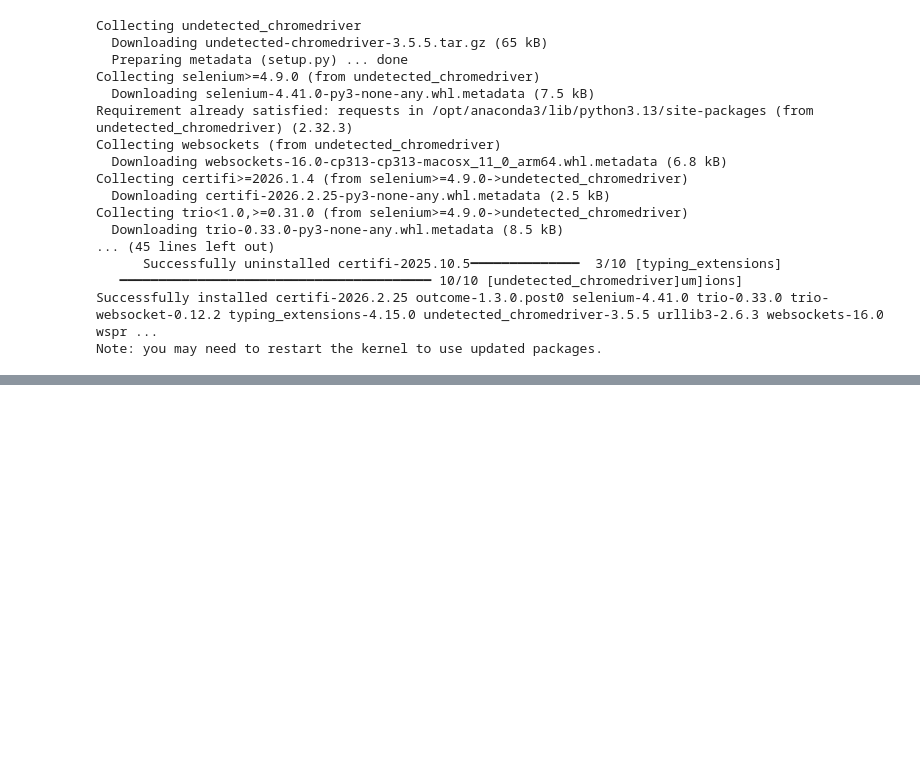
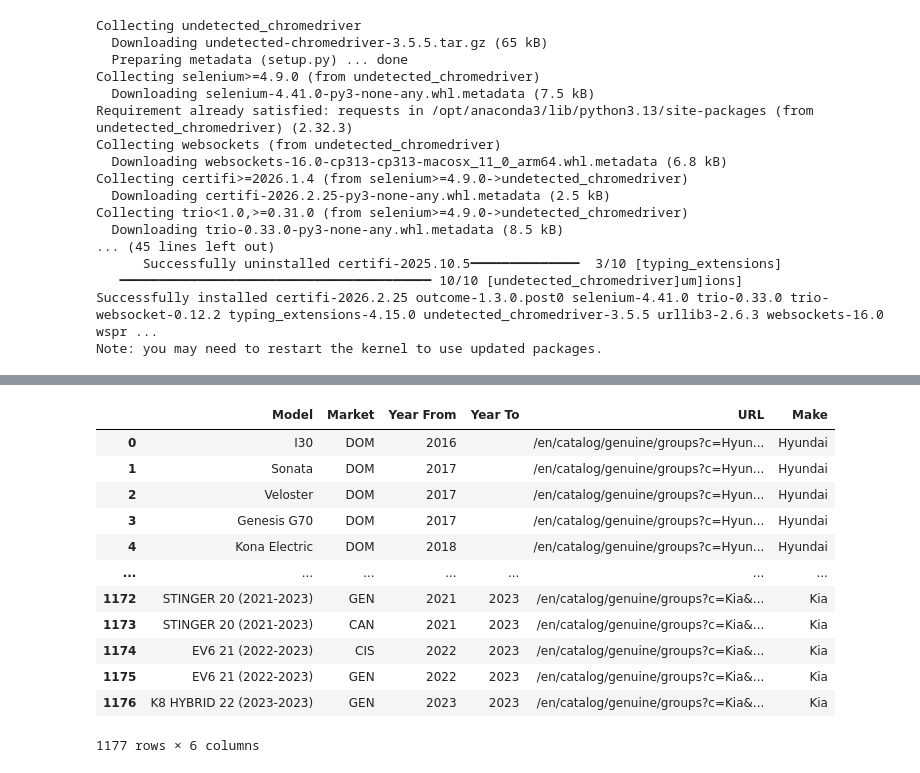
Before and after one commit to Flexmy/scrapping, a Jupyter notebook: Scrapping.ipynb, the cells around one changed output, grey strips where cells are left out. Drawn from its saved outputs; the diff is of its cells as text; code cells hidden in the pictures; blank space fills up the shorter version.

```diff
--- a/Scrapping.ipynb
+++ b/Scrapping.ipynb
@@ -97,7 +94,7 @@ Model = ['Hyundai', 'Kia']
 data = []
 
 # ---> PUT YOUR ZENROWS API KEY HERE! <---
-ZENROWS_API_KEY = "YOUR-ZENROWS-KEY-HERE"
+ZENROWS_API_KEY = "b3ef00babc291e3e6032e4ee03ed02aaabcfa424"
 
 for i in Model:
     url = "https://partsouq.com/en/catalog/genuine/pick?c=" + i + "&model=Passenger&ssd=%24%2AKwHr18fImIqbmJaKkovBwseci-2egqP9s-Hj9_vi_ZOG6f3xovjzta26_OP67f_90wAAAACxm2NA%24"
@@ -107,7 +104,8 @@ for i in Model:
     params = {
         "apikey": ZENROWS_API_KEY,
         "url": url,
-        "antibot": "true",                 # Demolishes Cloudflare Turnstile
+        "antibot": "true",
+        "premium_proxy": "true", # Demolishes Cloudflare Turnstile
         "js_render": "true",               # Instructs ZenRows to fire up a hidden headless browser and run JS
         "wait_for": ".search-result-vin"   # Tells ZenRows to STARE at the screen and WAIT for this table to visually appear!
     }
@@ -178,3 +184,19 @@ vehicle.to_csv('output/Scraped_Vehicles.csv', index=False)
+# %%
+vehicle
+# %% [output]
+|  | Model | Market | Year From | Year To | URL | Make |
+| 0 | I30 | DOM | 2016 |  | /en/catalog/genuine/groups?c=Hyun... | Hyundai |
+| 1 | Sonata | DOM | 2017 |  | /en/catalog/genuine/groups?c=Hyun... | Hyundai |
+| 2 | Veloster | DOM | 2017 |  | /en/catalog/genuine/groups?c=Hyun... | Hyundai |
+| 3 | Genesis G70 | DOM | 2017 |  | /en/catalog/genuine/groups?c=Hyun... | Hyundai |
+| 4 | Kona Electric | DOM | 2018 |  | /en/catalog/genuine/groups?c=Hyun... | Hyundai |
+| ... | ... | ... | ... | ... | ... | ... |
+| 1172 | STINGER 20 (2021-2023) | GEN | 2021 | 2023 | /en/catalog/genuine/groups?c=Kia&... | Kia |
+| 1173 | STINGER 20 (2021-2023) | CAN | 2021 | 2023 | /en/catalog/genuine/groups?c=Kia&... | Kia |
+| 1174 | EV6 21 (2022-2023) | CIS | 2022 | 2023 | /en/catalog/genuine/groups?c=Kia&... | Kia |
+| 1175 | EV6 21 (2022-2023) | GEN | 2022 | 2023 | /en/catalog/genuine/groups?c=Kia&... | Kia |
+| 1176 | K8 HYBRID 22 (2023-2023) | GEN | 2023 | 2023 | /en/catalog/genuine/groups?c=Kia&... | Kia |
+1177 rows × 6 columns
 # %%
 '''vehicle.to_excel("output/vehicle.xlsx", index=False)'''
 # %%
```
Also changed, not shown: parts of 2 cells of this notebook.
